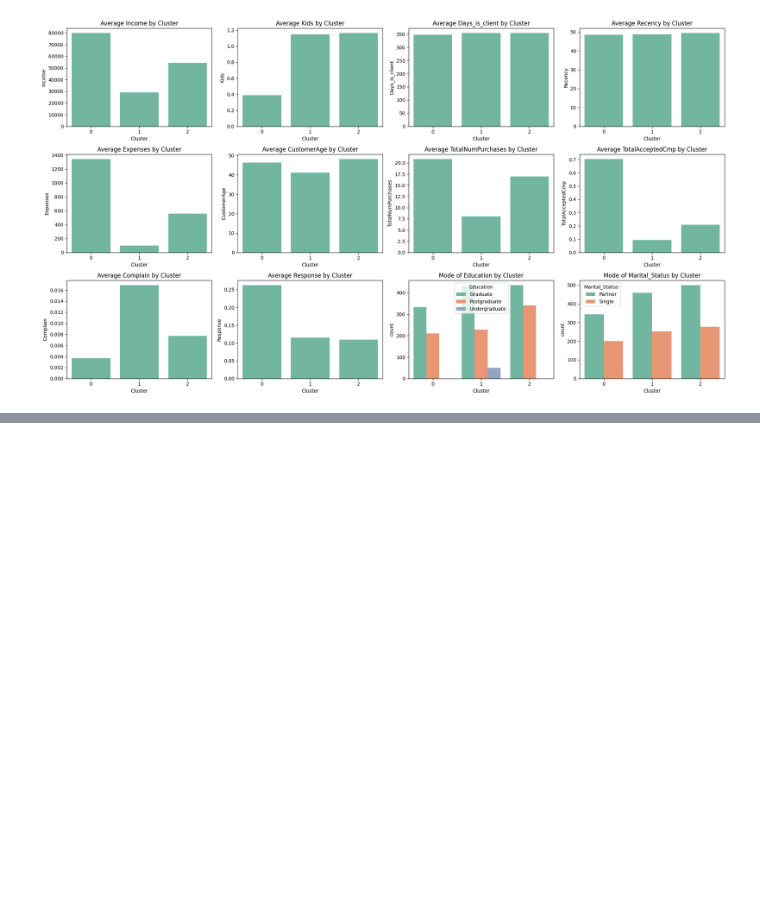
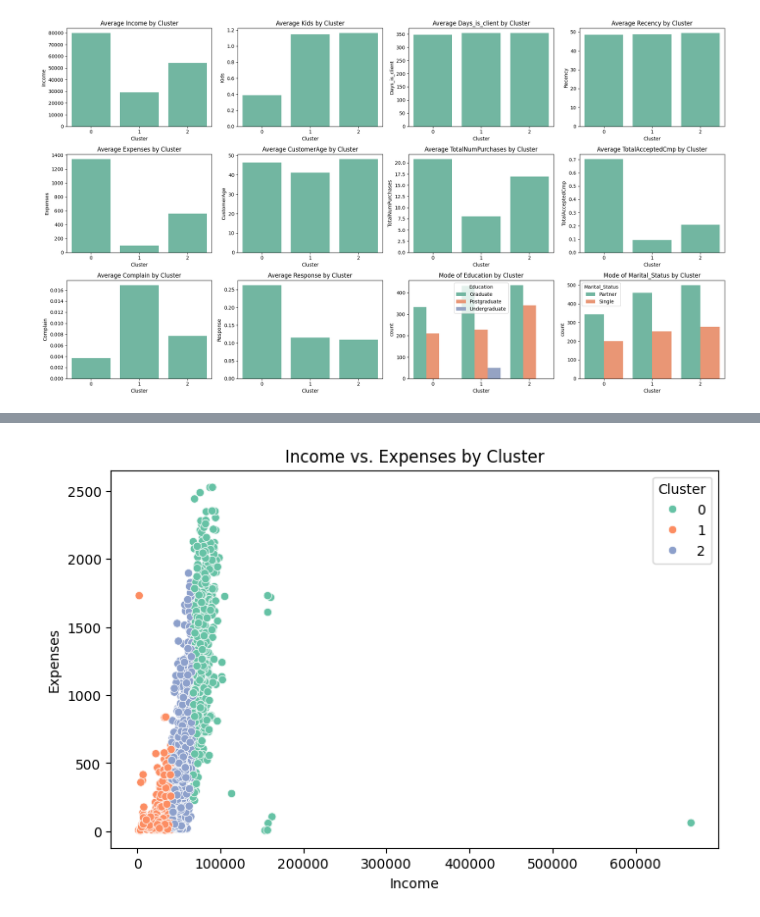
Before and after one commit to mtorella/ClusterAnalysisForBusiness_gp, a Jupyter notebook: main-2.ipynb, the cells around one changed output, grey strips where cells are left out. Saved outputs shown, nothing was run; the diff lists cells and outputs as text; code cells hidden in the pictures; blank space fills up the shorter version.

```diff
--- a/main-2.ipynb
+++ b/main-2.ipynb
@@ -869,0 +888,10 @@ plt.show()
+# %%
+plt.figure(figsize=(8, 5))
+sns.scatterplot(data=df_clusters, x='Income', y='Expenses', hue='Cluster', palette="Set2")
+plt.title("Income vs. Expenses by Cluster")
+plt.xlabel("Income")
+plt.ylabel("Expenses")
+plt.legend(title="Cluster")
+plt.show()
+# %% [output]
+[figure, added]
```
Also changed, not shown: parts of 4 cells of this notebook.
